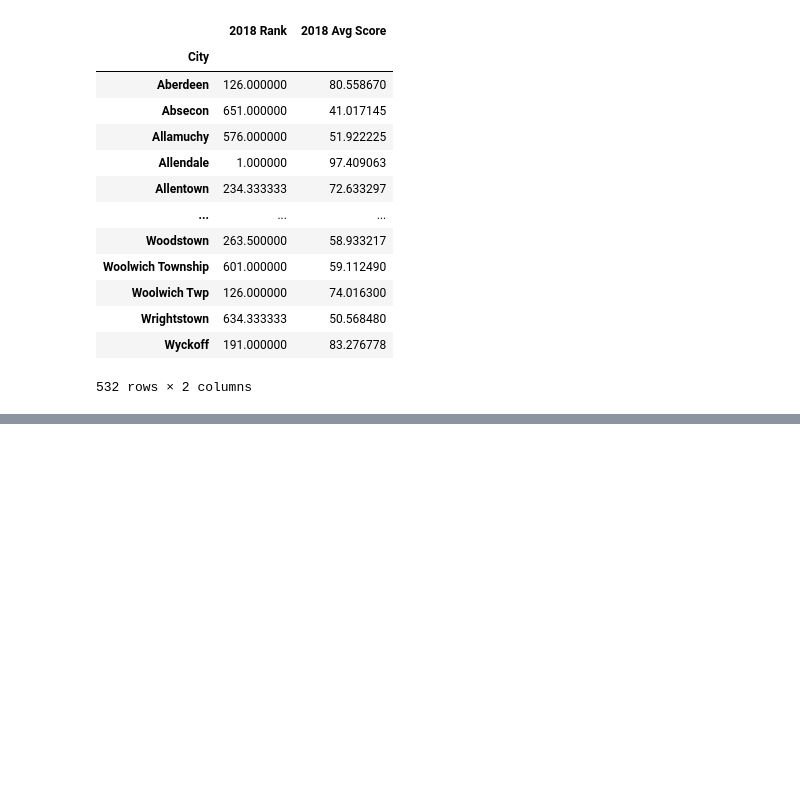
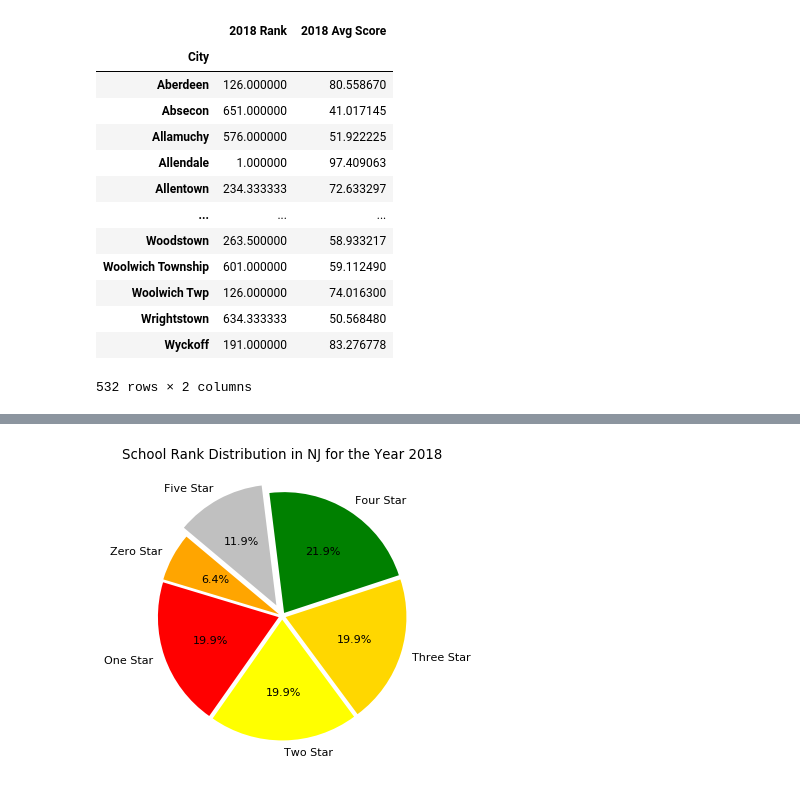
Before and after one commit to RUB-Project-Team/NJ-Housing-2020, a Jupyter notebook: School Ranking/School_Rank_Analysis_2018.ipynb, the cells around one changed output, grey strips where cells are left out. Drawn from its saved outputs; the diff is of its cells as text; code cells hidden in the pictures; blank space fills up the shorter version.

```diff
--- a/School Ranking/School_Rank_Analysis_2018.ipynb
+++ b/School Ranking/School_Rank_Analysis_2018.ipynb
@@ -183,3 +189,6 @@ avg_rank_city
 532 rows × 2 columns
 # %%
 avg_rank_city.to_csv("../Final Output Data/avg_rank_city_2018.csv")
+# %%
+rank_sizes = school_data_2018.groupby(['2018 Rank Stars']).count()
+rank_sizes
@@ -185,0 +204,11 @@ avg_rank_city.to_csv("../Final Output Data/avg_rank_city_2018.csv")
+# %%
+sizes=rank_sizes['2018 Rank']
+colors = ['Orange','Red','yellow',"gold","Green","Silver"]
+labels=['Zero Star','One Star','Two Star', 'Three Star','Four Star','Five Star']
+explode = (0.03,0.03,0.03,0.03,0.03,0.1)
+plt.figure(figsize=(5,5), dpi=80)
+plt.pie(sizes, labels=labels, colors =colors, autopct='%1.1f%%', explode=explode, startangle =140 )
+plt.title("School Rank Distribution in NJ for the Year 2018")
+plt.show()
+# %% [output]
+[figure, added]
```
Also changed, not shown: parts of 11 cells of this notebook, 11 other files.
